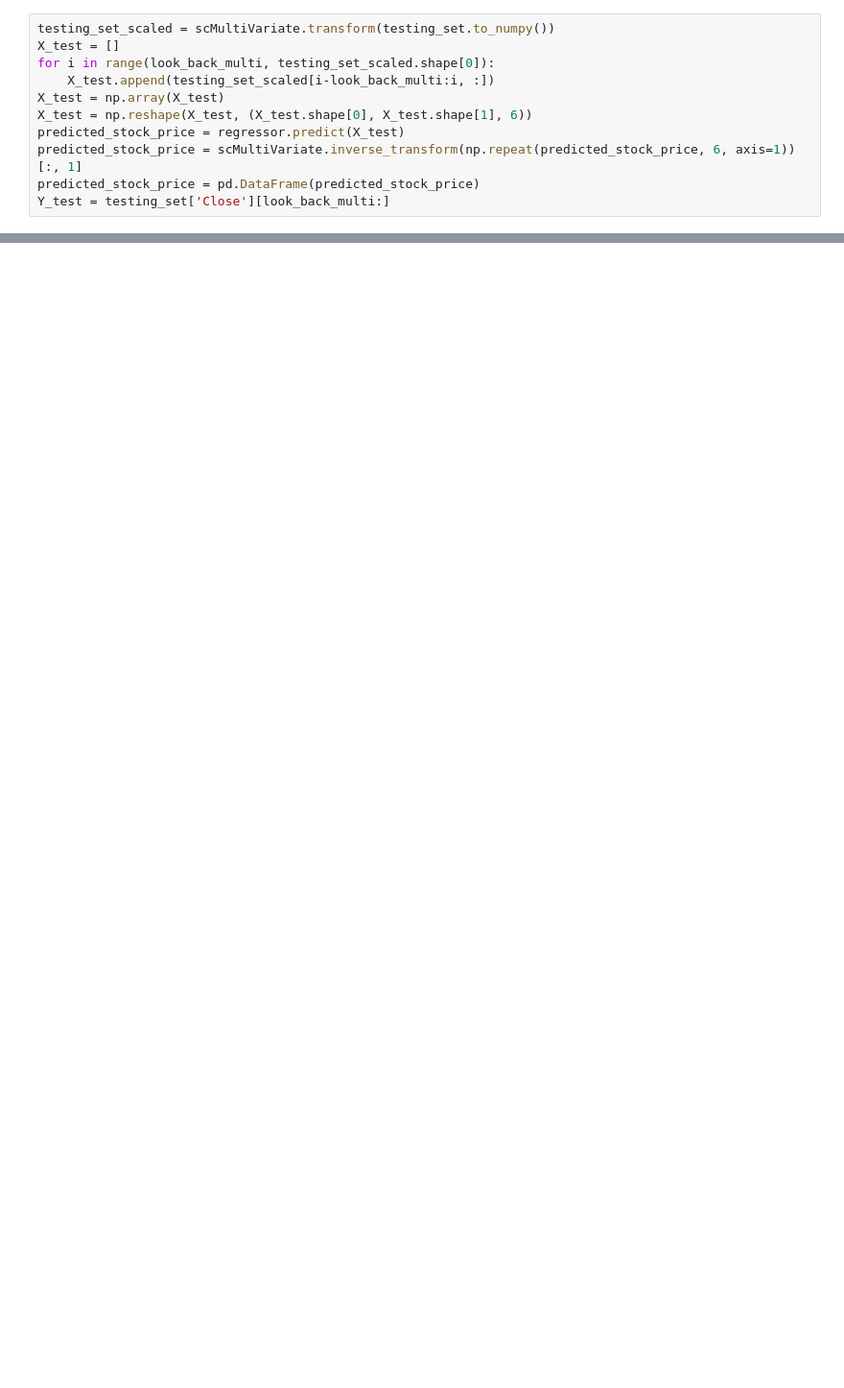
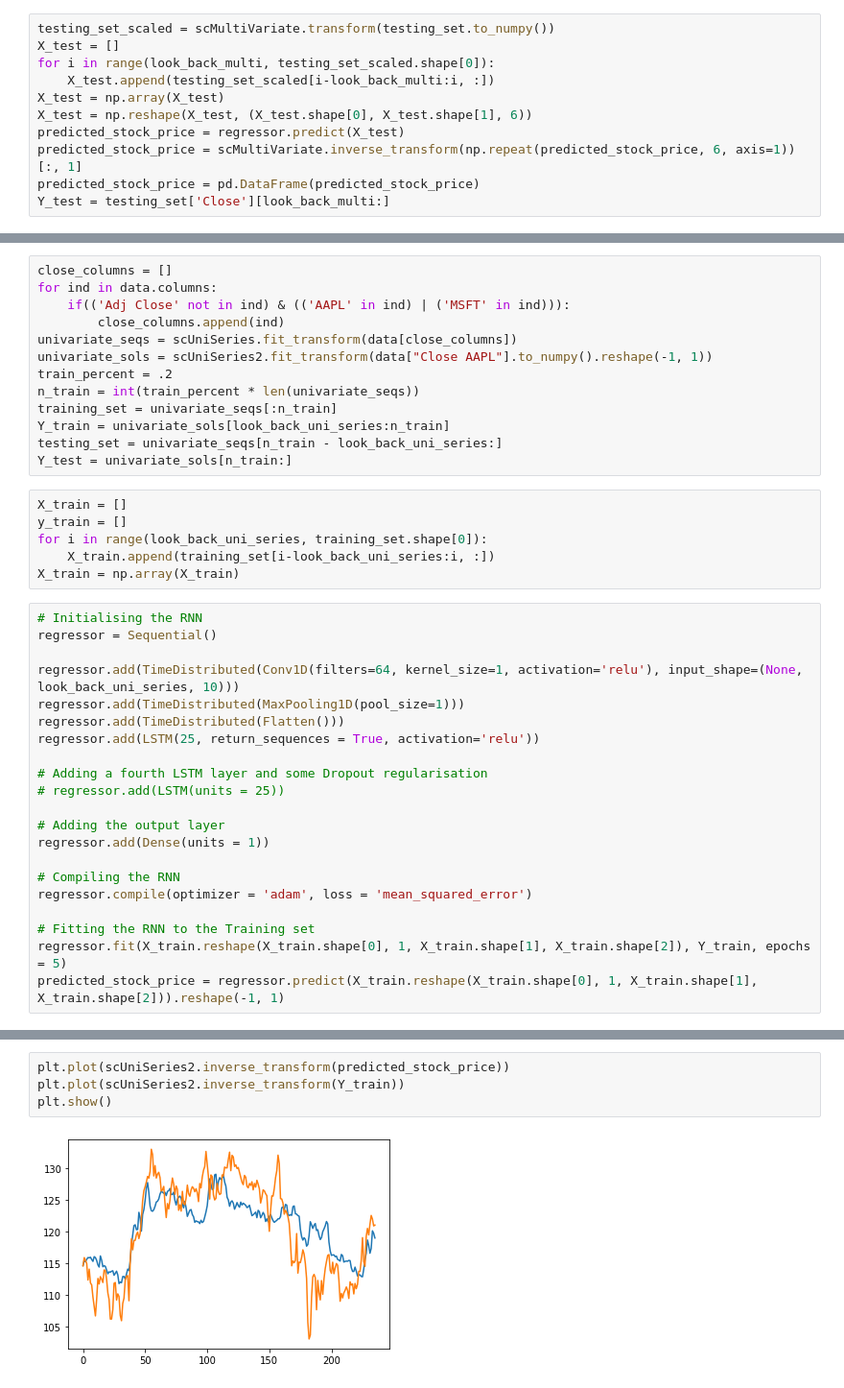
Before and after one commit to Samarmy/CS545TP, a Jupyter notebook: Armstrong-Choudhary-Hua-project.ipynb, the cells around one changed output, grey strips where cells are left out. Shown: that part at 96% size. Drawn from its saved outputs; the diff is of its cells as text; blank space fills up the shorter version.

```diff
--- a/Armstrong-Choudhary-Hua-project.ipynb
+++ b/Armstrong-Choudhary-Hua-project.ipynb
@@ -295,0 +389,40 @@ plt.show()
+# %%
+close_columns = []
+for ind in data.columns:
+    if(('Adj Close' not in ind) & (('AAPL' in ind) | ('MSFT' in ind))):
+        close_columns.append(ind)
+univariate_seqs = scUniSeries.fit_transform(data[close_columns])
+univariate_sols = scUniSeries2.fit_transform(data["Close AAPL"].to_numpy().reshape(-1, 1))
+train_percent = .2
+n_train = int(train_percent * len(univariate_seqs))
+training_set = univariate_seqs[:n_train]
+Y_train = univariate_sols[look_back_uni_series:n_train]
+testing_set = univariate_seqs[n_train - look_back_uni_series:]
+Y_test = univariate_sols[n_train:]
+# %%
+X_train = []
+y_train = []
+for i in range(look_back_uni_series, training_set.shape[0]):
+    X_train.append(training_set[i-look_back_uni_series:i, :])
+X_train = np.array(X_train)
+# %%
+# Initialising the RNN
+regressor = Sequential()
+
+regressor.add(TimeDistributed(Conv1D(filters=64, kernel_size=1, activation='relu'), input_shape=(None, look_back_uni_series, 10)))
+regressor.add(TimeDistributed(MaxPooling1D(pool_size=1)))
+regressor.add(TimeDistributed(Flatten()))
+regressor.add(LSTM(25, return_sequences = True, activation='relu'))
+
+# Adding a fourth LSTM layer and some Dropout regularisation
+# regressor.add(LSTM(units = 25))
+
+# Adding the output layer
+regressor.add(Dense(units = 1))
+
+# Compiling the RNN
+regressor.compile(optimizer = 'adam', loss = 'mean_squared_error')
+
+# Fitting the RNN to the Training set
+regressor.fit(X_train.reshape(X_train.shape[0], 1, X_train.shape[1], X_train.shape[2]), Y_train, epochs = 5)
+predicted_stock_price = regressor.predict(X_train.reshape(X_train.shape[0], 1, X_train.shape[1], X_train.shape[2])).reshape(-1, 1)
@@ -295,0 +441,6 @@ plt.show()
+# %%
+plt.plot(scUniSeries2.inverse_transform(predicted_stock_price))
+plt.plot(scUniSeries2.inverse_transform(Y_train))
+plt.show()
+# %% [output]
+[figure, added]
```
Also changed, not shown: parts of 28 cells of this notebook.
